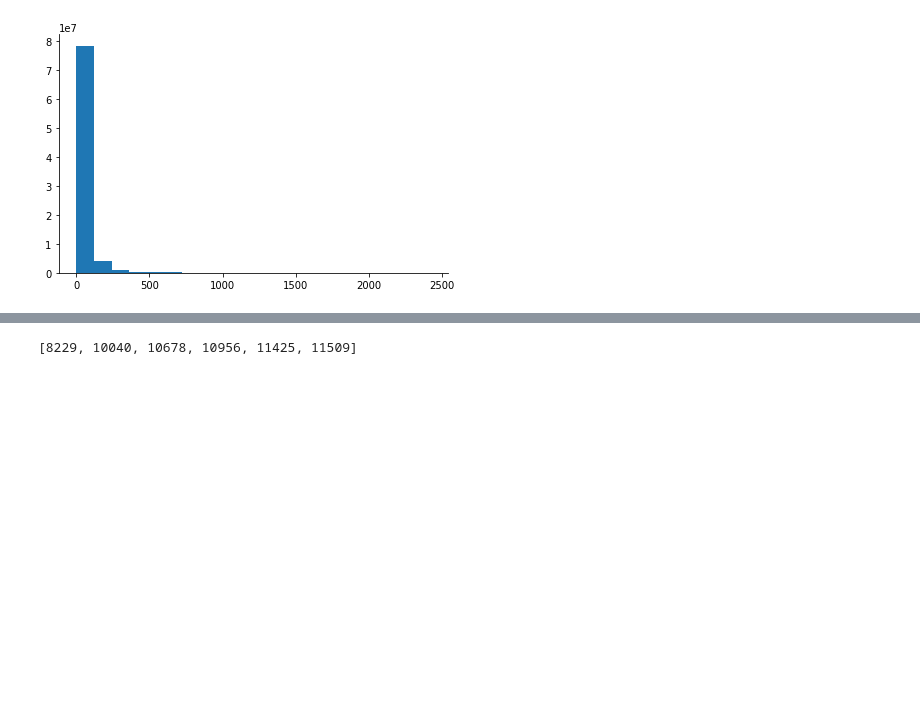
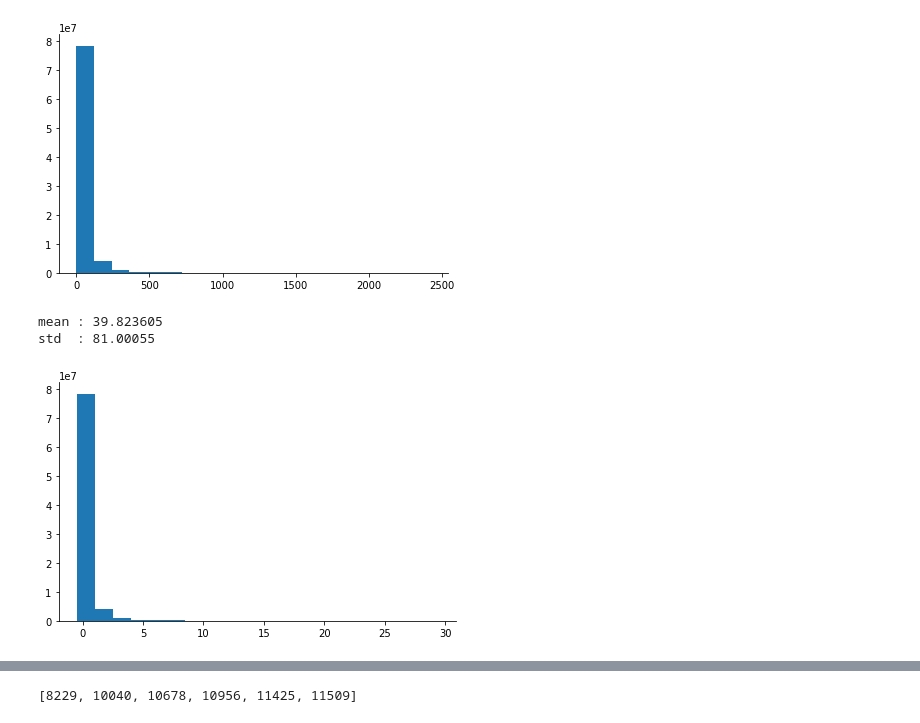
Before and after one commit to CristianLazoQuispe/Stringer-project, a Jupyter notebook: Notebooks/spontaneous/02.Spontaneous_EDA.ipynb, the cells around one changed output, grey strips where cells are left out. Drawn from its saved outputs; the diff is of its cells as text; code cells hidden in the pictures; blank space fills up the shorter version.

```diff
--- a/Notebooks/spontaneous/02.Spontaneous_EDA.ipynb
+++ b/Notebooks/spontaneous/02.Spontaneous_EDA.ipynb
@@ -74,3 +74,15 @@ fig = plt.boxplot(total_sresp)
 hist = plt.hist(total_sresp,bins=20)
 # %% [output]
 [figure]
+# %%
+total_sresp_normalized = (total_sresp-total_sresp.mean())/total_sresp.std()
+# %%
+print('mean :',total_sresp.mean())
+print('std  :',total_sresp.std())
+# %% [output]
+mean : 39.823605
+std  : 81.00055
+# %%
+hist = plt.hist(total_sresp_normalized,bins=20)
+# %% [output]
+[figure, added]
```
Also changed, not shown: parts of 7 cells of this notebook, 1 other file.
